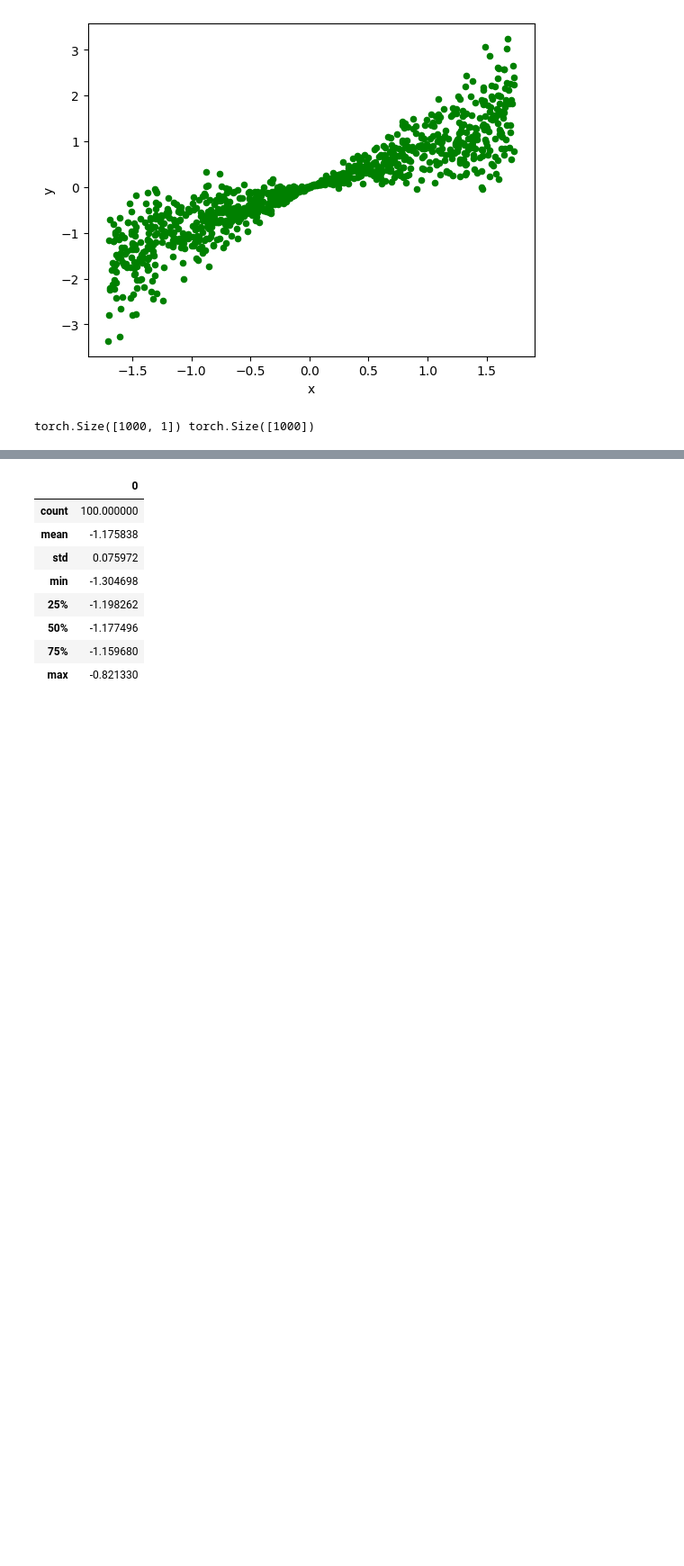
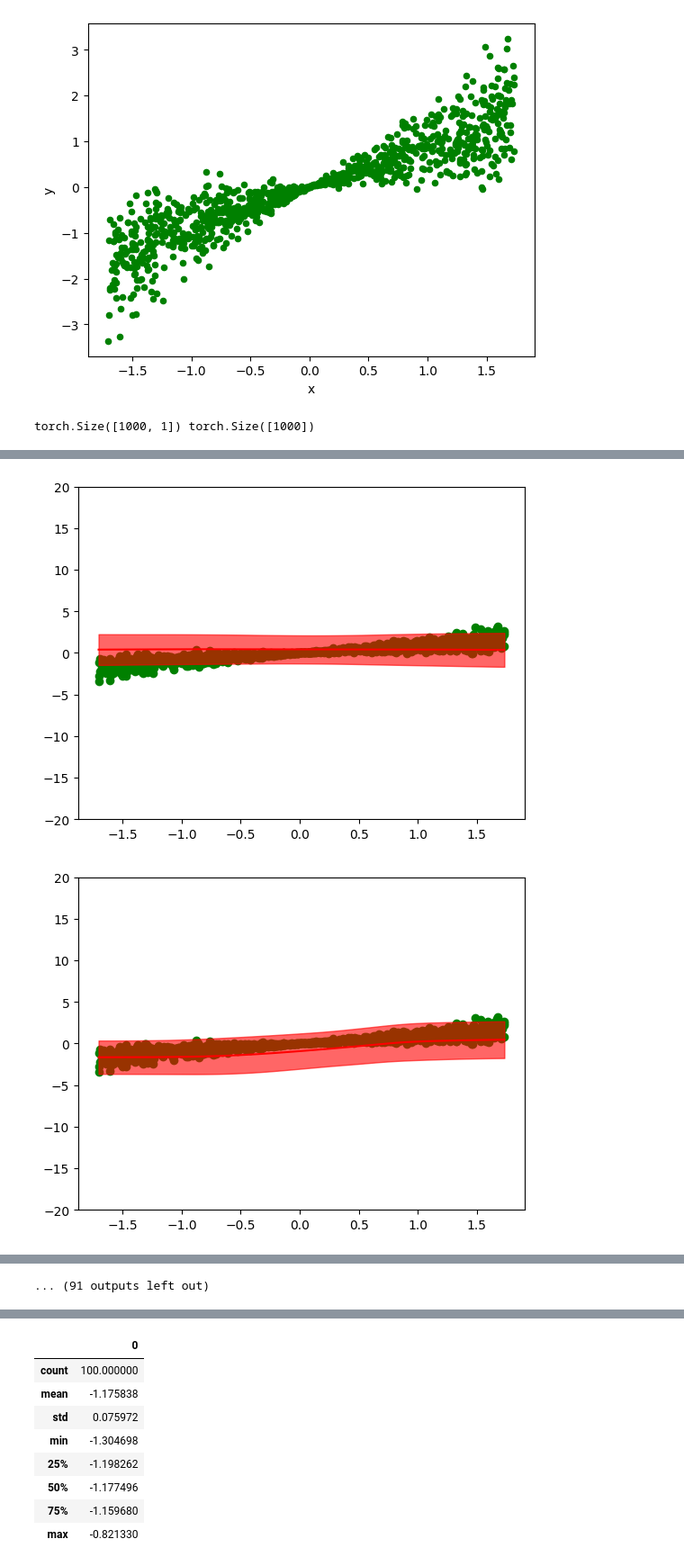
Before and after one commit to LeonardSchuler/time-series-forecasting, a Jupyter notebook: notebooks/006_bayes_by_backpropagation2.ipynb, the cells around one changed output, grey strips where cells are left out. Shown at 90% size. Saved outputs shown, nothing was run; the diff lists cells and outputs as text; code cells hidden in the pictures; blank space fills up the shorter version.

```diff
--- a/notebooks/006_bayes_by_backpropagation2.ipynb
+++ b/notebooks/006_bayes_by_backpropagation2.ipynb
@@ -427,20 +431,29 @@ def get_variational_pdf(mu, rho):
 
     return q_theta
 
+def nll_loss_fn(y_hat, y):
+    log_likelihood_loss = -0.5 * nn.MSELoss(reduction="sum")(y_hat, y) # assumes Id covariance matrix
+    nll_loss = - log_likelihood_loss
+    return nll_loss
 
-def loss_fn(y_hat, y, w, mu, rho, kl_weight=1.0, verbose=False):
+def kl_loss_fn(w, mu, rho):
     q_theta = get_variational_pdf(mu, rho)
     p_w = create_gmm(len(w), (0.75, 0.1), (0.25, 0.75))
-
     q_theta_loss = q_theta.log_prob(w)
     p_w_neg_loss = p_w.log_prob(w)
     kl_loss = (q_theta_loss - p_w_neg_loss)
-    log_likelihood_loss = -0.5 * nn.MSELoss(reduction="sum")(y_hat, y) # assumes Id covariance matrix
-    nll_loss = - log_likelihood_loss
+    return kl_loss
+
+def loss_fn(y_hat, y, w, mu, rho, kl_weight=1.0, verbose=False):
+    nll_loss = nll_loss_fn(y_hat, y)
+    kl_loss = kl_loss_fn(w, mu, rho)
     loss = (nll_loss + kl_weight * kl_loss)
     if verbose:
+        #print(
+        #    f"Loss: {loss.detach().to(device='cpu').item()}| nll: {nll_loss.detach().to(device='cpu').item()}| kl: {kl_loss.detach().to(device='cpu').item()} (weight: {kl_weight:.2f}) = {q_theta_loss.detach().to(device='cpu').item()} (variational) - {p_w_neg_loss.detach().to(device='cpu').item()} (prior)"
+        #)
         print(
-            f"Loss: {loss.detach().to(device='cpu').item()}| nll: {nll_loss.detach().to(device='cpu').item()}| kl: {kl_loss.detach().to(device='cpu').item()} (weight: {kl_weight:.2f}) = {q_theta_loss.detach().to(device='cpu').item()} (variational) - {p_w_neg_loss.detach().to(device='cpu').item()} (prior)"
+            f"Loss: {loss.detach().to(device='cpu').item()}| nll: {nll_loss.detach().to(device='cpu').item()}| kl: {kl_loss.detach().to(device='cpu').item()} (weight: {kl_weight:.2f})"
         )
     return loss
 
@@ -576,0 +554,6 @@ train_with_constant_lr(model, lr=1, epochs=400)
+# %%
+%%time
+print(best_config)
+model = BayesNetwork(num_input_features, num_output_features, device=device, **best_config)
+train_with_lr_reducer(model, batch_size=1000, lr_mu_start=lr_mu_start, lr_rho_start=lr_rho_start, epochs=1000)
+# %% [output]
@@ -576,0 +577,2 @@ train_with_constant_lr(model, lr=1, epochs=400)
+[figure, added]
+[figure, added]
@@ -577 +683,2 @@ train_with_constant_lr(model, lr=1, epochs=400)
+... (91 outputs left out)
 # %%
```
Also changed, not shown: parts of 12 cells of this notebook, 2 other files.
